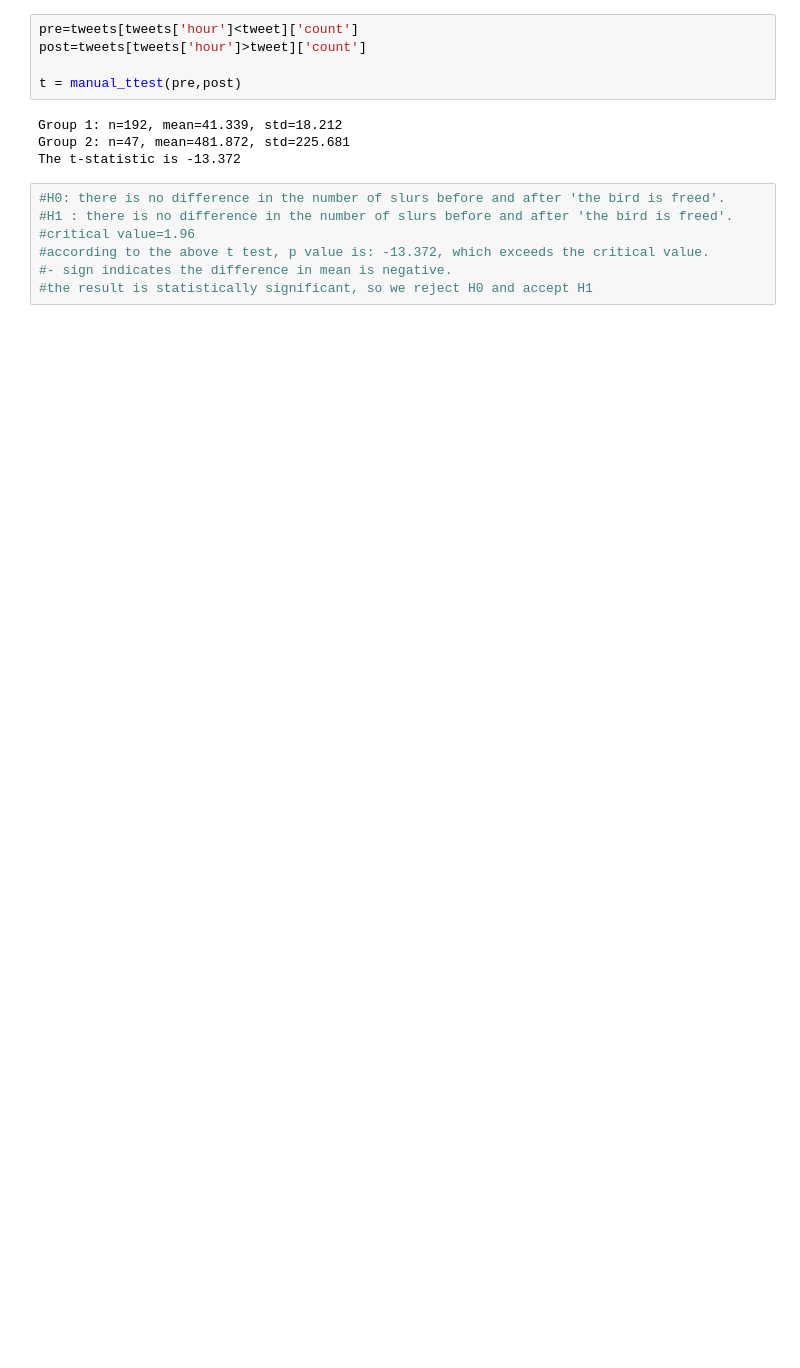
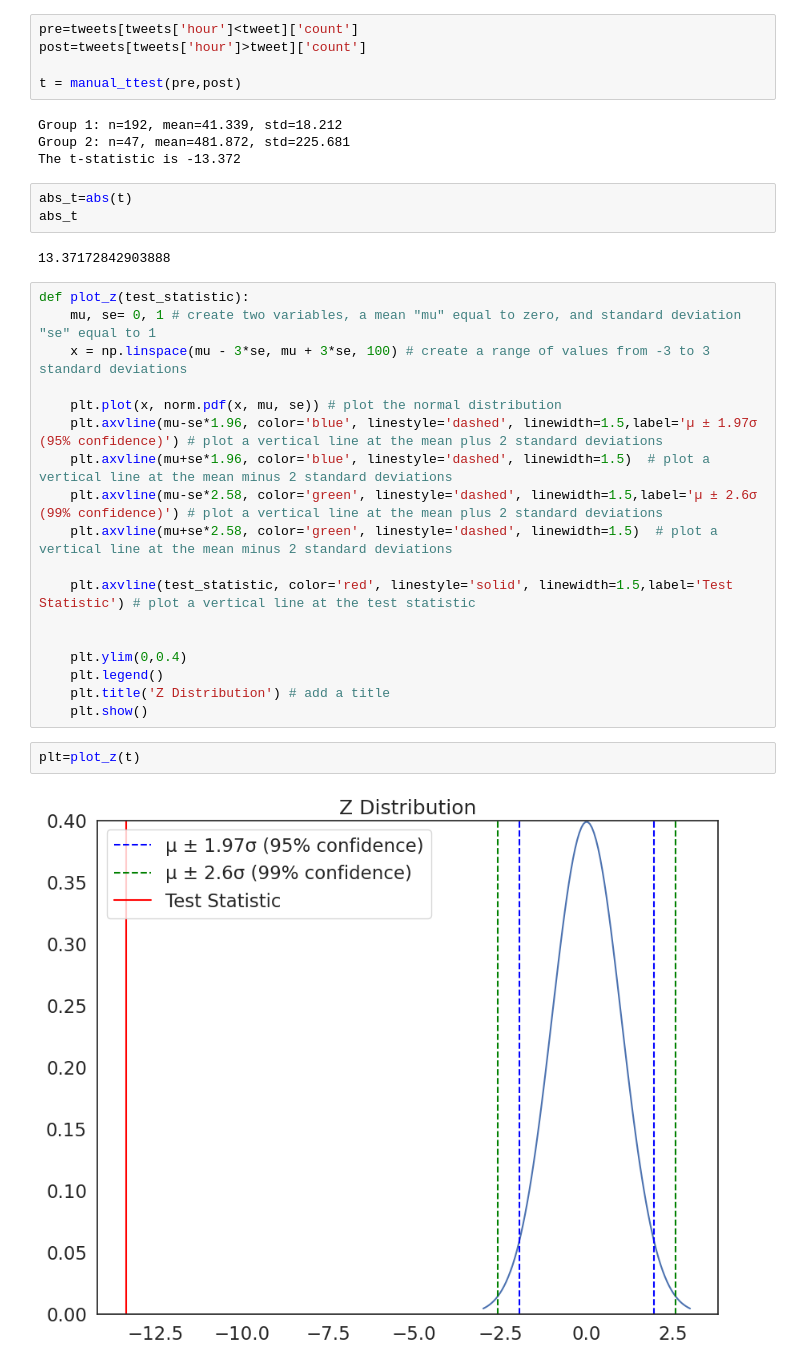
Before and after one commit to yui661/QM2, a Jupyter notebook: notebooks/W06. Hypothesis Testing.ipynb, the cells around one changed output. Drawn from its saved outputs; the diff is of its cells as text; blank space fills up the shorter version.

```diff
--- a/notebooks/W06. Hypothesis Testing.ipynb
+++ b/notebooks/W06. Hypothesis Testing.ipynb
@@ -337,10 +355,30 @@ t = manual_ttest(pre,post)
 Group 1: n=192, mean=41.339, std=18.212
 Group 2: n=47, mean=481.872, std=225.681
 The t-statistic is -13.372
-# %%
-#H0: there is no difference in the number of slurs before and after 'the bird is freed'.
-#H1 : there is no difference in the number of slurs before and after 'the bird is freed'.
-#critical value=1.96
-#according to the above t test, p value is: -13.372, which exceeds the critical value.
-#- sign indicates the difference in mean is negative.
-#the result is statistically significant, so we reject H0 and accept H1
+# %%
+abs_t=abs(t)
+abs_t
+# %% [output]
+13.37172842903888
+# %%
+def plot_z(test_statistic):
+    mu, se= 0, 1 # create two variables, a mean "mu" equal to zero, and standard deviation "se" equal to 1
+    x = np.linspace(mu - 3*se, mu + 3*se, 100) # create a range of values from -3 to 3 standard deviations
+
+    plt.plot(x, norm.pdf(x, mu, se)) # plot the normal distribution
+    plt.axvline(mu-se*1.96, color='blue', linestyle='dashed', linewidth=1.5,label='µ ± 1.97σ (95% confidence)') # plot a vertical line at the mean plus 2 standard deviations
+    plt.axvline(mu+se*1.96, color='blue', linestyle='dashed', linewidth=1.5)  # plot a vertical line at the mean minus 2 standard deviations
+    plt.axvline(mu-se*2.58, color='green', linestyle='dashed', linewidth=1.5,label='µ ± 2.6σ (99% confidence)') # plot a vertical line at the mean plus 2 standard deviations
+    plt.axvline(mu+se*2.58, color='green', linestyle='dashed', linewidth=1.5)  # plot a vertical line at the mean minus 2 standard deviations
+
+    plt.axvline(test_statistic, color='red', linestyle='solid', linewidth=1.5,label='Test Statistic') # plot a vertical line at the test statistic
+
+
+    plt.ylim(0,0.4)
+    plt.legend()
+    plt.title('Z Distribution') # add a title
+    plt.show()
+# %%
+plt=plot_z(t)
+# %% [output]
+[figure, added]
```
Also changed, not shown: parts of 15 cells of this notebook.
